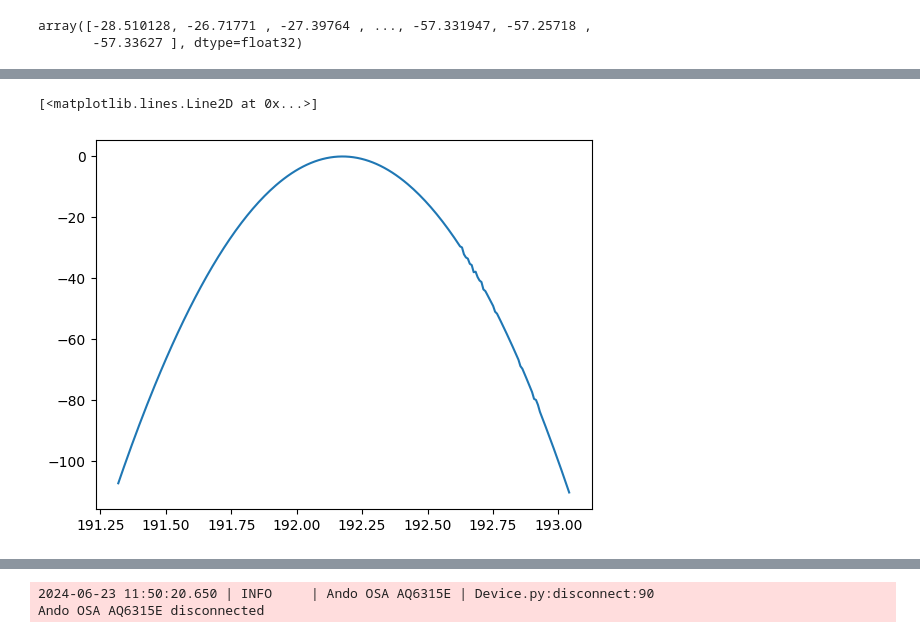
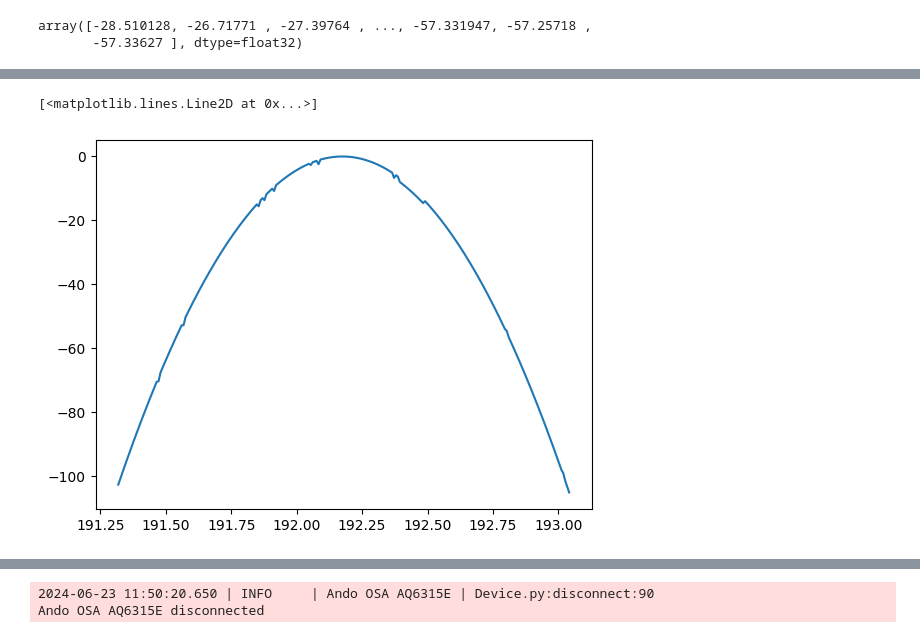
Before and after one commit to kester2015/KeckLFC-deploy, a Jupyter notebook: Notebooks/new_laptop_test.ipynb, the cells around one changed output, grey strips where cells are left out. Cells and saved outputs as stored; diff of their text form; code cells hidden in the pictures.

```diff
--- a/Notebooks/new_laptop_test.ipynb
+++ b/Notebooks/new_laptop_test.ipynb
@@ -625,7 +655,7 @@ Finisar Waveshaper SN200157 connected
 1
 # %%
 
-d2= -5.7
+d2= -5.49
 max_iterations=50
 start_wl=1.6e-6
 stop_wl=1.8e-6
@@ -638,5 +668,9 @@ osa.set_sensitivity('NORM')
 
 osa.single()
 x=osa.get_Xdata('TRA')
-x_hz,y_phase = initial_phase_array(wsp,d2)
+x_hz,y_phase = initial_phase_array(wsp,d2,1557,1563,0.12)
 phase_setting(wsp,x_hz,y_phase)
+
+phase_array_now= y_phase
+iteration_now=0
+i_now=0
@@ -696,0 +776,3 @@ KeyboardInterrupt:
+# %%
+aa=np.load(r'D:\astrocomb\KeckLFC-deploy\pulse_data\20240626_cut0_disp_m5p49_iter1_pwr3p35.npz')
+bb=np.load(r'D:\astrocomb\KeckLFC-deploy\pulse_data\20240626_cut0_disp_m5p49.npz')
@@ -696,0 +784,2 @@ KeyboardInterrupt:
+# %%
+phase=aa['phase_array']
@@ -697,5 +796,5 @@ KeyboardInterrupt:
 # %%
-plt.plot(x_hz,phase_array)
+plt.plot(x_hz,phase)
 # %% [output]
 [<matplotlib.lines.Line2D at 0x...>]
-[figure, old version]
+[figure, new version]
```
Also changed, not shown: parts of 26 cells of this notebook, 7 other files.
